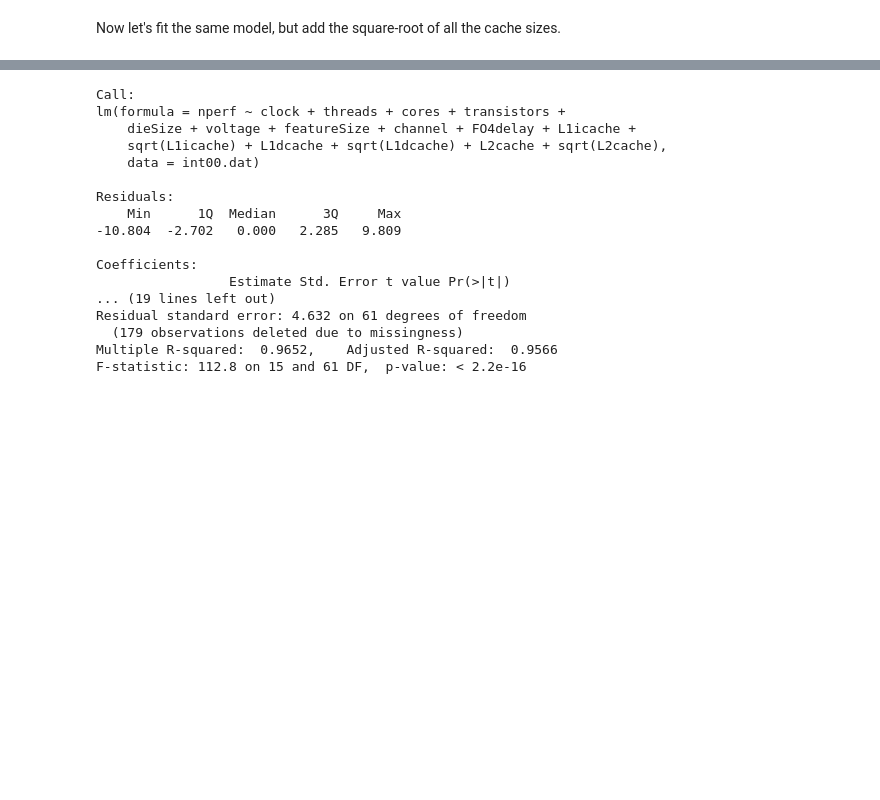
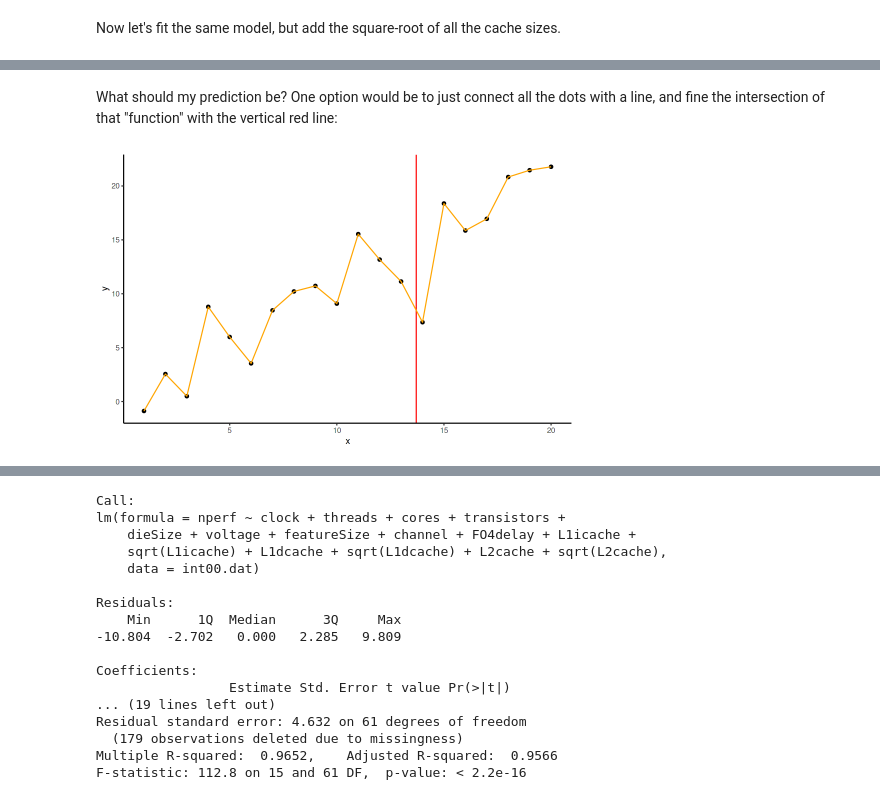
Before and after one commit to stats306/w23, a Jupyter notebook: lectures/week13/lecture19.ipynb, the cells around one changed output, grey strips where cells are left out. Saved outputs shown, nothing was run; the diff lists cells and outputs as text; code cells hidden in the pictures; blank space fills up the shorter version.

```diff
--- a/lectures/week13/lecture19.ipynb
+++ b/lectures/week13/lecture19.ipynb
@@ -526,0 +630,6 @@ The above model fits the data pretty well, with an (adjusted) R-squared of 0.85.
+# %% [markdown]
+What should my prediction be? One option would be to just connect all the dots with a line, and fine the intersection of that "function" with the vertical red line:
+# %%
+(p <- p + geom_line(color="orange"))
+# %% [output]
+[figure, added]
```
Also changed, not shown: parts of 28 cells of this notebook.
